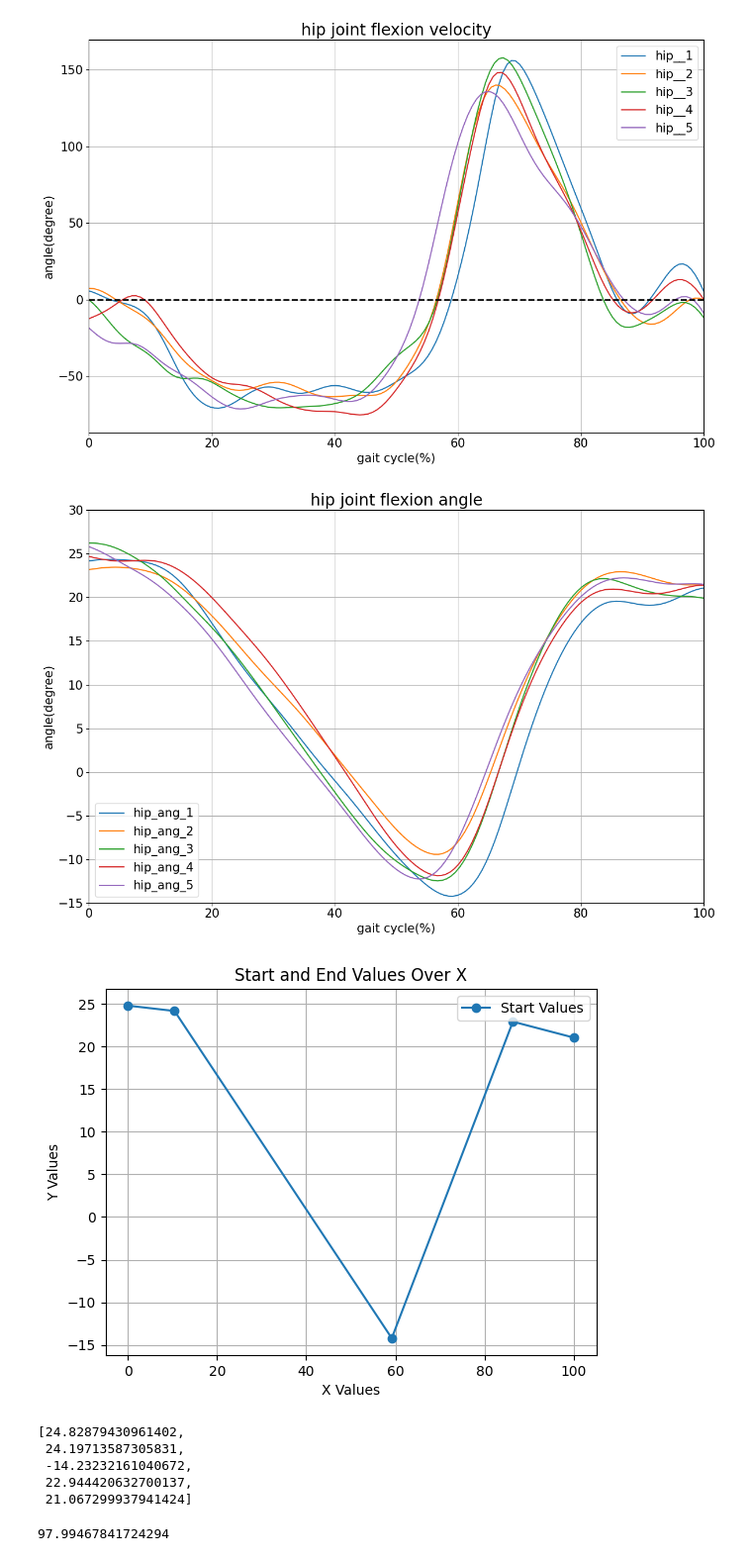
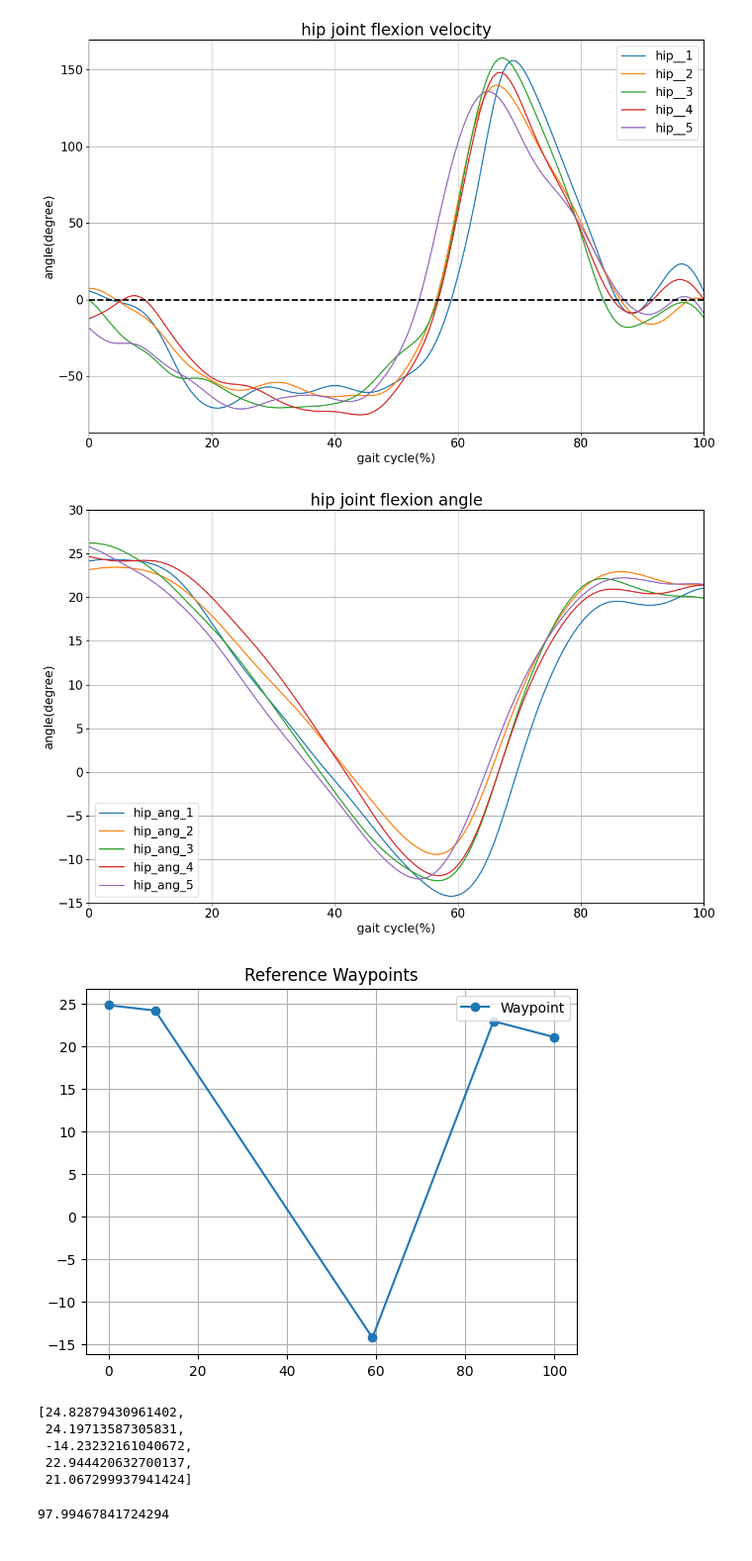
Before and after one commit to hsm9416/voucher, a Jupyter notebook: trajectory_1004/gait.ipynb, the cells around one changed output. Shown: that part at 99% size. Saved outputs shown, nothing was run; the diff lists cells and outputs as text; code cells hidden in the pictures.

```diff
--- a/trajectory_1004/gait.ipynb
+++ b/trajectory_1004/gait.ipynb
@@ -744,38 +744,37 @@ plt.ylabel('angle(degree)',fontsize = 15)
 plt.xlim(0, 100)
 plt.ylim(-15, 30)
 plt.legend(fontsize = 15)
 plt.grid(True)
 plt.tight_layout()
 plt.show()
 
 
 values = [start_avg, peak_1, peak_2, peak_3,end_avg]
 rounded_x_peak_1_values = [round(val, 3) for val in x_peak_1_values]
 rounded_x_peak_2_values = [round(val, 3) for val in x_peak_2_values]
 rounded_x_peak_3_values = [round(val, 3) for val in x_peak_3_values]
 x_values = [0,rounded_x_peak_1_values, rounded_x_peak_2_values, rounded_x_peak_3_values, 100]
 
 x_peak_1_avg = sum(rounded_x_peak_1_values) / len(rounded_x_peak_1_values)
 x_peak_2_avg = sum(rounded_x_peak_2_values) / len(rounded_x_peak_2_values)
 x_peak_3_avg = sum(rounded_x_peak_3_values) / len(rounded_x_peak_3_values)
 
 x_values = [0, x_peak_1_avg, x_peak_2_avg, x_peak_3_avg, 100]
 
-plt.plot(x_values, values, 'o-', label='Start Values')
+plt.plot(x_values, values, 'o-', label='Waypoint')
 
-plt.xlabel('X Values')
-plt.ylabel('Y Values')
-plt.title('Start and End Values Over X')
+
+plt.title('Reference Waypoints')
 plt.legend()
 plt.grid(True)
 plt.show()
 
 
 # x_values
 values
 # %% [output]
 [figure]
-[figure, old version]
+[figure, new version]
 [24.82879430961402,
  24.19713587305831,
  -14.23232161040672,
```
Also changed, not shown: 4 other files.
